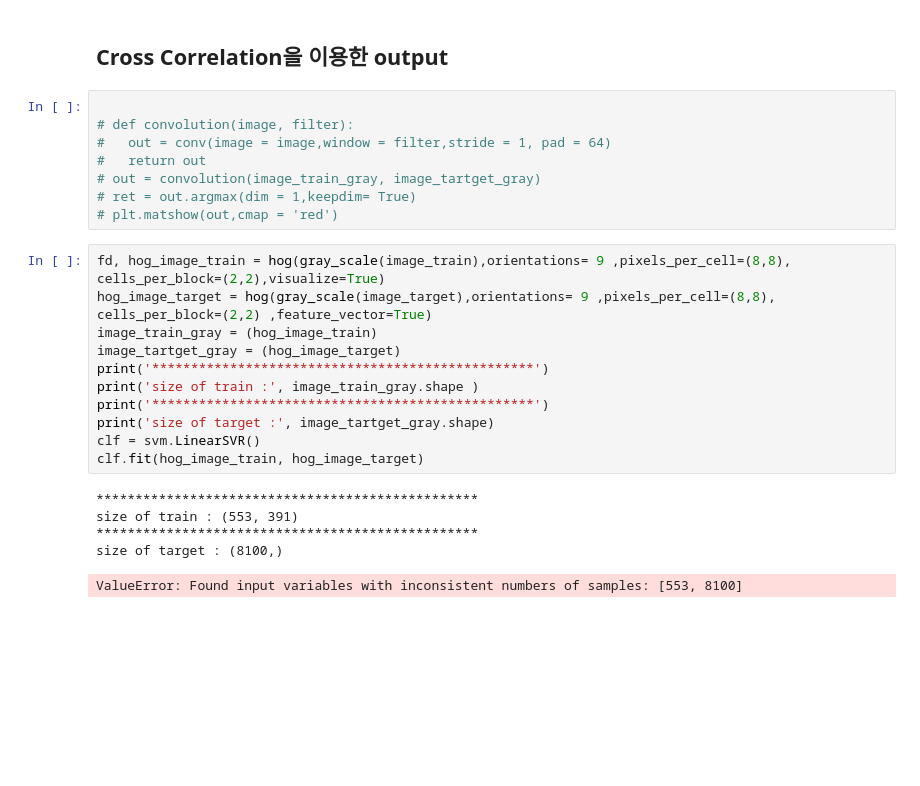
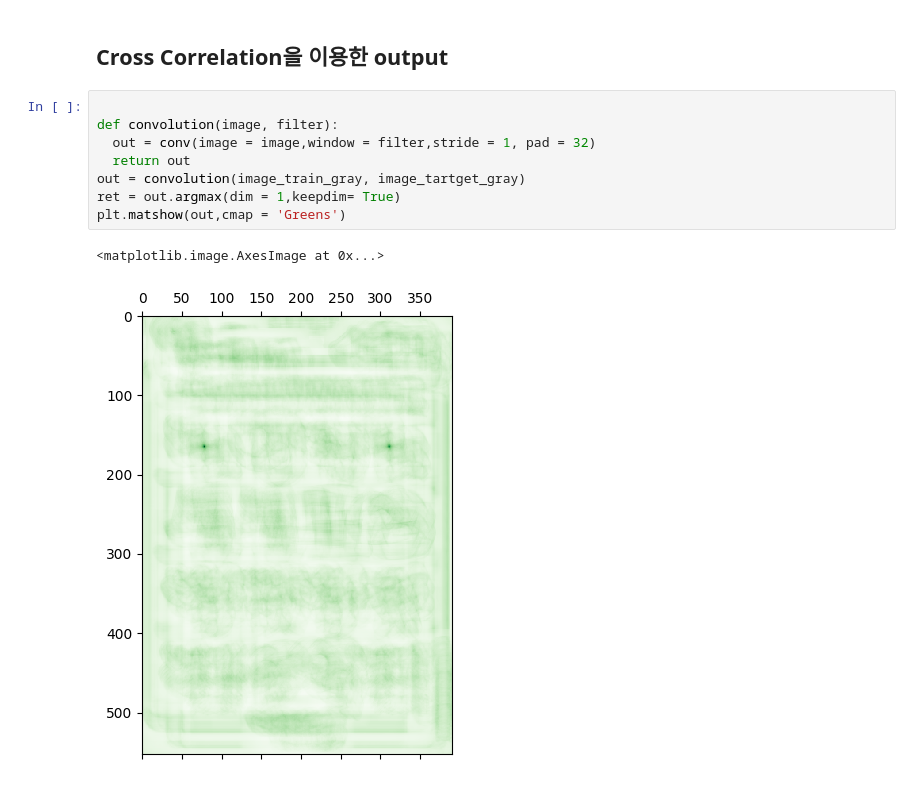
Before and after one commit to alzee03/object-detection-human-interface-media, a Jupyter notebook: find_same_picture.ipynb, the cells around one changed output. Cells and saved outputs as stored; diff of their text form; blank space fills up the shorter version.

```diff
--- a/find_same_picture.ipynb
+++ b/find_same_picture.ipynb
@@ -120,29 +137,15 @@ def conv(image, window, stride=1, pad=0):
 ## Cross Correlation을 이용한 output
 # %%
 
-# def convolution(image, filter):
-#   out = conv(image = image,window = filter,stride = 1, pad = 64)
-#   return out
-# out = convolution(image_train_gray, image_tartget_gray)
-# ret = out.argmax(dim = 1,keepdim= True)
-# plt.matshow(out,cmap = 'red')
+def convolution(image, filter):
+  out = conv(image = image,window = filter,stride = 1, pad = 32)
+  return out
+out = convolution(image_train_gray, image_tartget_gray)
+ret = out.argmax(dim = 1,keepdim= True)
+plt.matshow(out,cmap = 'Greens')
+# %% [output]
+<matplotlib.image.AxesImage at 0x...>
+[figure, added]
-# %%
-fd, hog_image_train = hog(gray_scale(image_train),orientations= 9 ,pixels_per_cell=(8,8), cells_per_block=(2,2),visualize=True)
-hog_image_target = hog(gray_scale(image_target),orientations= 9 ,pixels_per_cell=(8,8), cells_per_block=(2,2) ,feature_vector=True)
-image_train_gray = (hog_image_train)
-image_tartget_gray = (hog_image_target)
-print('*************************************************')
-print('size of train :', image_train_gray.shape )
-print('*************************************************')
-print('size of target :', image_tartget_gray.shape)
-clf = svm.LinearSVR()
-clf.fit(hog_image_train, hog_image_target)
-# %% [output]
-*************************************************
-size of train : (553, 391)
-*************************************************
-size of target : (8100,)
-ValueError: Found input variables with inconsistent numbers of samples: [553, 8100]
 # %%
 num_col = image_train.shape[1]
 print(out.max())
```
Also changed, not shown: parts of 7 cells of this notebook, 2 other files.
